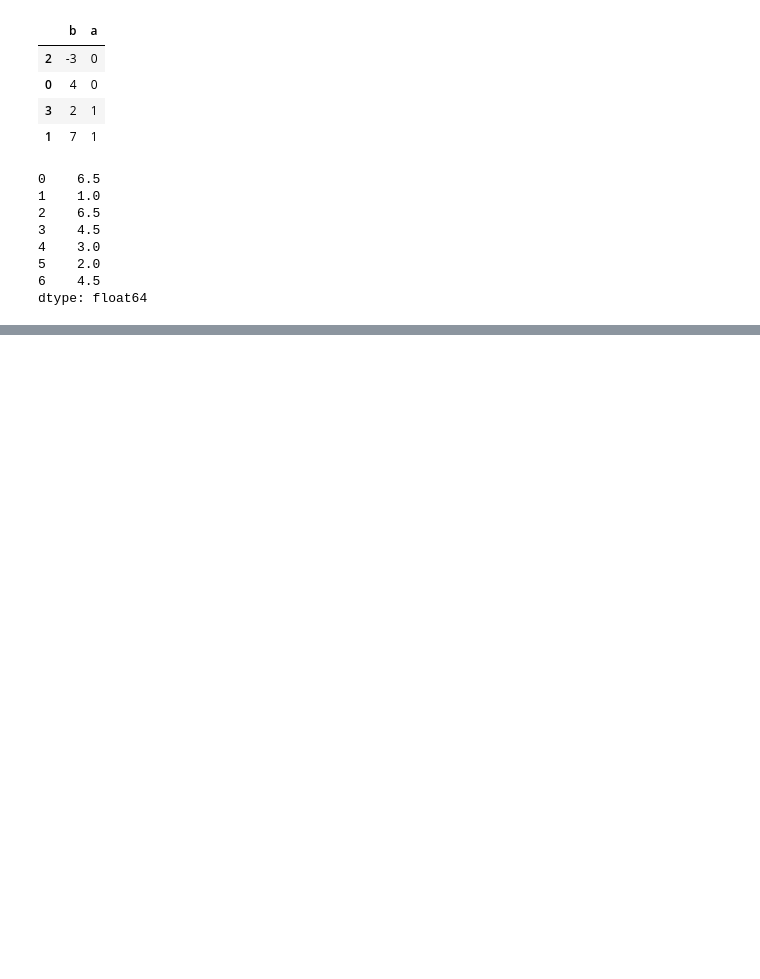
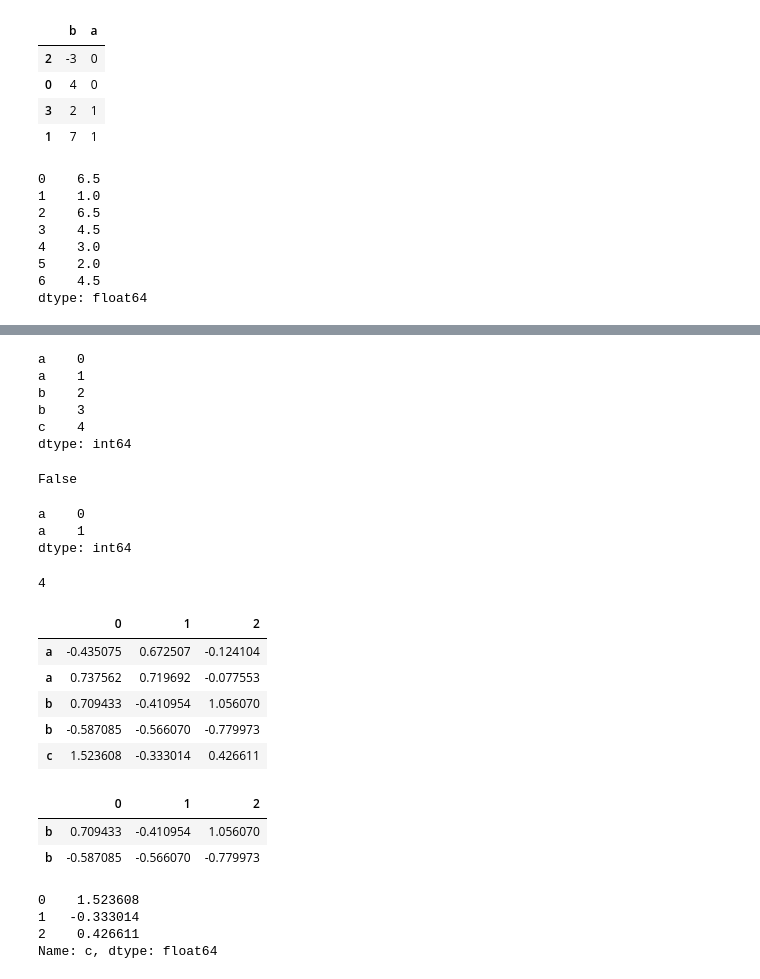
Before and after one commit to deepa-kakade-git/WesCh5, a Jupyter notebook: Chapter5WorkAlong.ipynb, the cells around one changed output, grey strips where cells are left out. Drawn from its saved outputs; the diff is of its cells as text; code cells hidden in the pictures; blank space fills up the shorter version.

```diff
--- a/Chapter5WorkAlong.ipynb
+++ b/Chapter5WorkAlong.ipynb
@@ -1369,0 +1394,48 @@ dtype: float64
+# %%
+obj
+# %% [output]
+a    0
+a    1
+b    2
+b    3
+c    4
+dtype: int64
+# %%
+obj.index.is_unique
+# %% [output]
+False
+# %%
+obj["a"]
+# %% [output]
+a    0
+a    1
+dtype: int64
+# %%
+obj["c"]
+# %% [output]
+4
+# %%
+df = pd.DataFrame(np.random.standard_normal((5, 3)),
+                  index=["a", "a", "b", "b", "c"])
+# %%
+df
+# %% [output]
+|  | 0 | 1 | 2 |
+| a | -0.435075 | 0.672507 | -0.124104 |
+| a | 0.737562 | 0.719692 | -0.077553 |
+| b | 0.709433 | -0.410954 | 1.056070 |
+| b | -0.587085 | -0.566070 | -0.779973 |
+| c | 1.523608 | -0.333014 | 0.426611 |
+# %%
+df.loc["b"]
+# %% [output]
+|  | 0 | 1 | 2 |
+| b | 0.709433 | -0.410954 | 1.056070 |
+| b | -0.587085 | -0.566070 | -0.779973 |
+# %%
+df.loc["c"]
+# %% [output]
+0    1.523608
+1   -0.333014
+2    0.426611
+Name: c, dtype: float64
```
Also changed, not shown: parts of 29 cells of this notebook.
